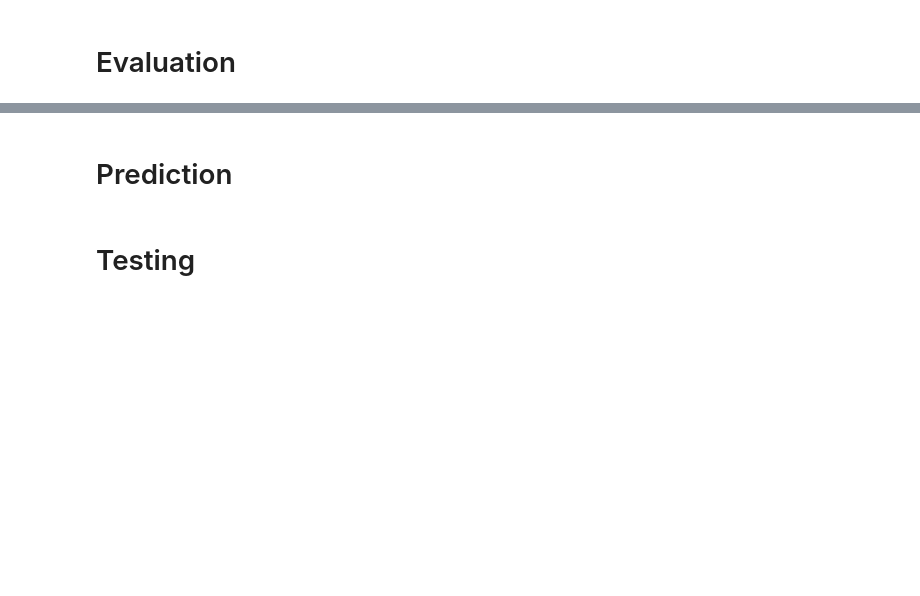
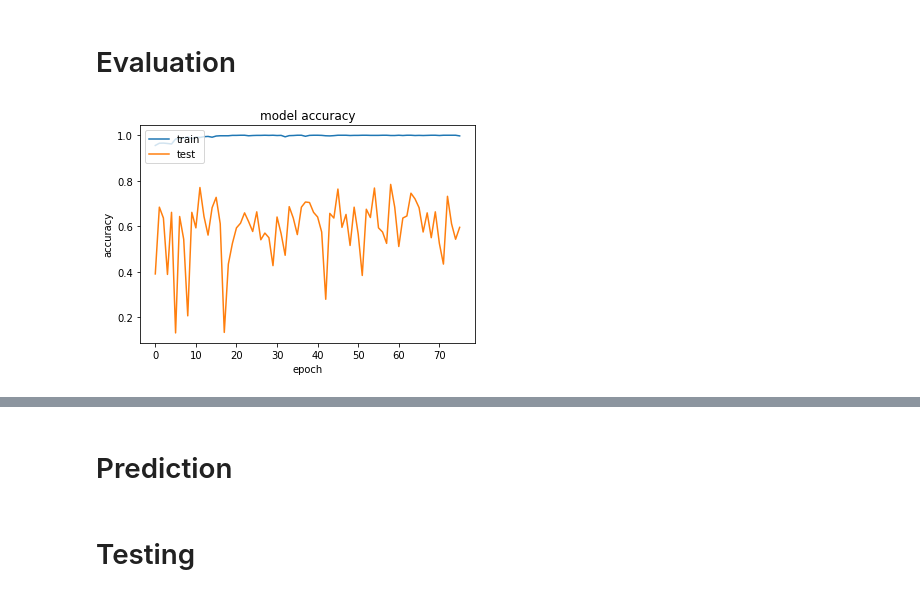
Before and after one commit to JiaxinYu/T8, a Jupyter notebook: fungus_weight_2.ipynb, the cells around one changed output, grey strips where cells are left out. Drawn from its saved outputs; the diff is of its cells as text; code cells hidden in the pictures; blank space fills up the shorter version.

```diff
--- a/fungus_weight_2.ipynb
+++ b/fungus_weight_2.ipynb
@@ -297,11 +315,13 @@ train_history = model.fit(train_imgs, train_labels,
 # %% [markdown]
 # Evaluation
 # %%
-plt.plot(train_history.history['acc'])
-plt.plot(train_history.history['val_acc'])
+plt.plot(train_history.history['acc3'][12:])
+plt.plot(train_history.history['val_acc3'][12:])
 plt.title('model accuracy')
 plt.ylabel('accuracy')
 plt.xlabel('epoch')
 plt.legend(['train', 'test'], loc='upper left')
 plt.show()
+# %% [output]
+[figure, added]
 # %%
```
Also changed, not shown: parts of 2 cells of this notebook.
